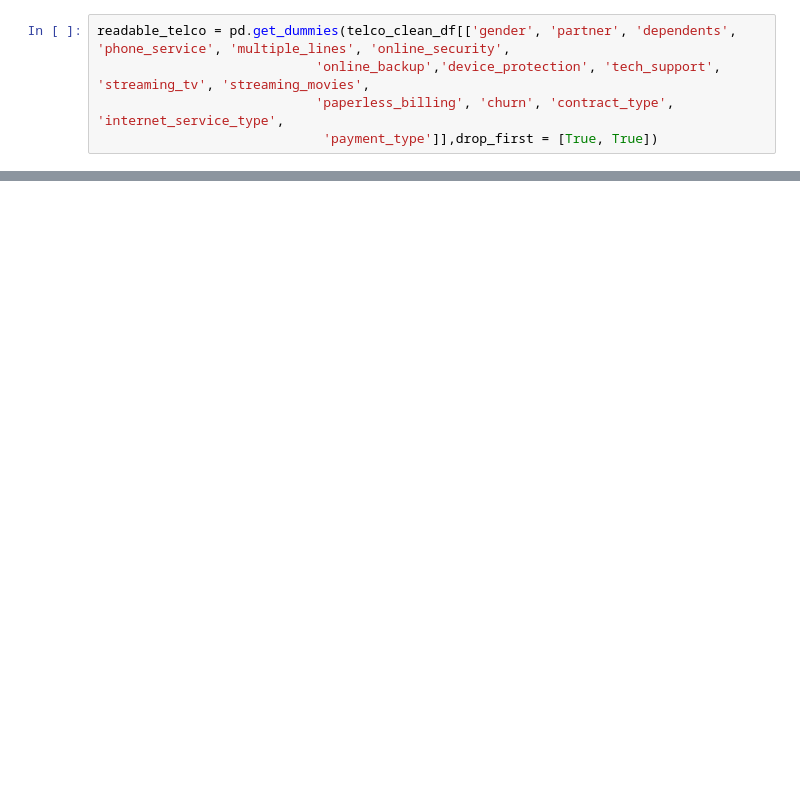
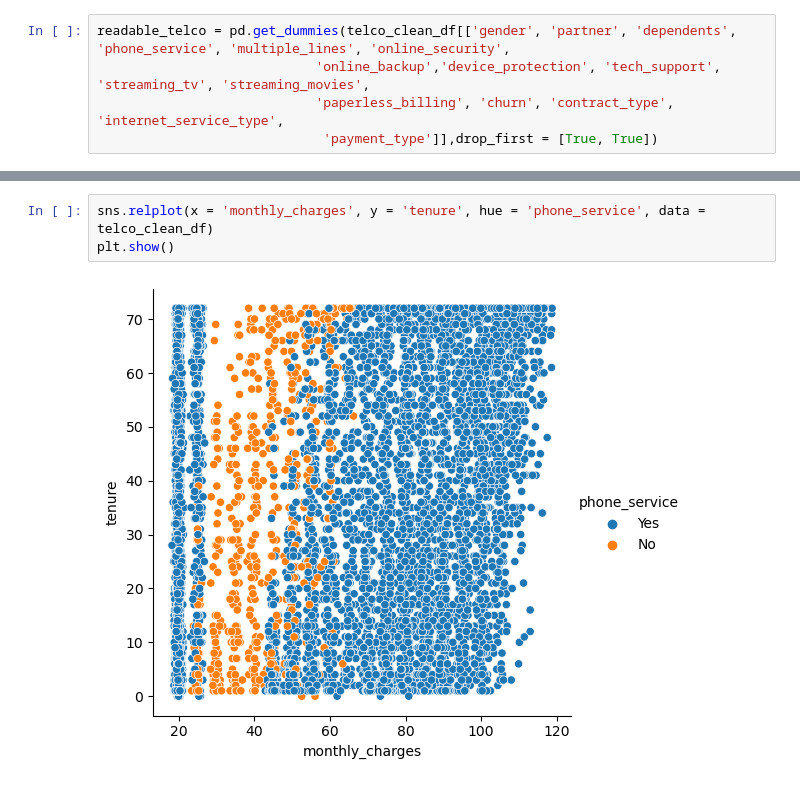
Before and after one commit to Bartholomew-Taylor/classification-project001-TCC, a Jupyter notebook: telco_exploration.ipynb, the cells around one changed output, grey strips where cells are left out. Drawn from its saved outputs; the diff is of its cells as text; blank space fills up the shorter version.

```diff
--- a/telco_exploration.ipynb
+++ b/telco_exploration.ipynb
@@ -57,0 +105,5 @@ readable_telco[readable_telco.partner_Yes == True].sum()
+# %%
+sns.relplot(x = 'monthly_charges', y = 'tenure', hue = 'phone_service', data = telco_clean_df)
+plt.show()
+# %% [output]
+[figure, added]
```
Also changed, not shown: parts of 39 cells of this notebook, 1 other file.
